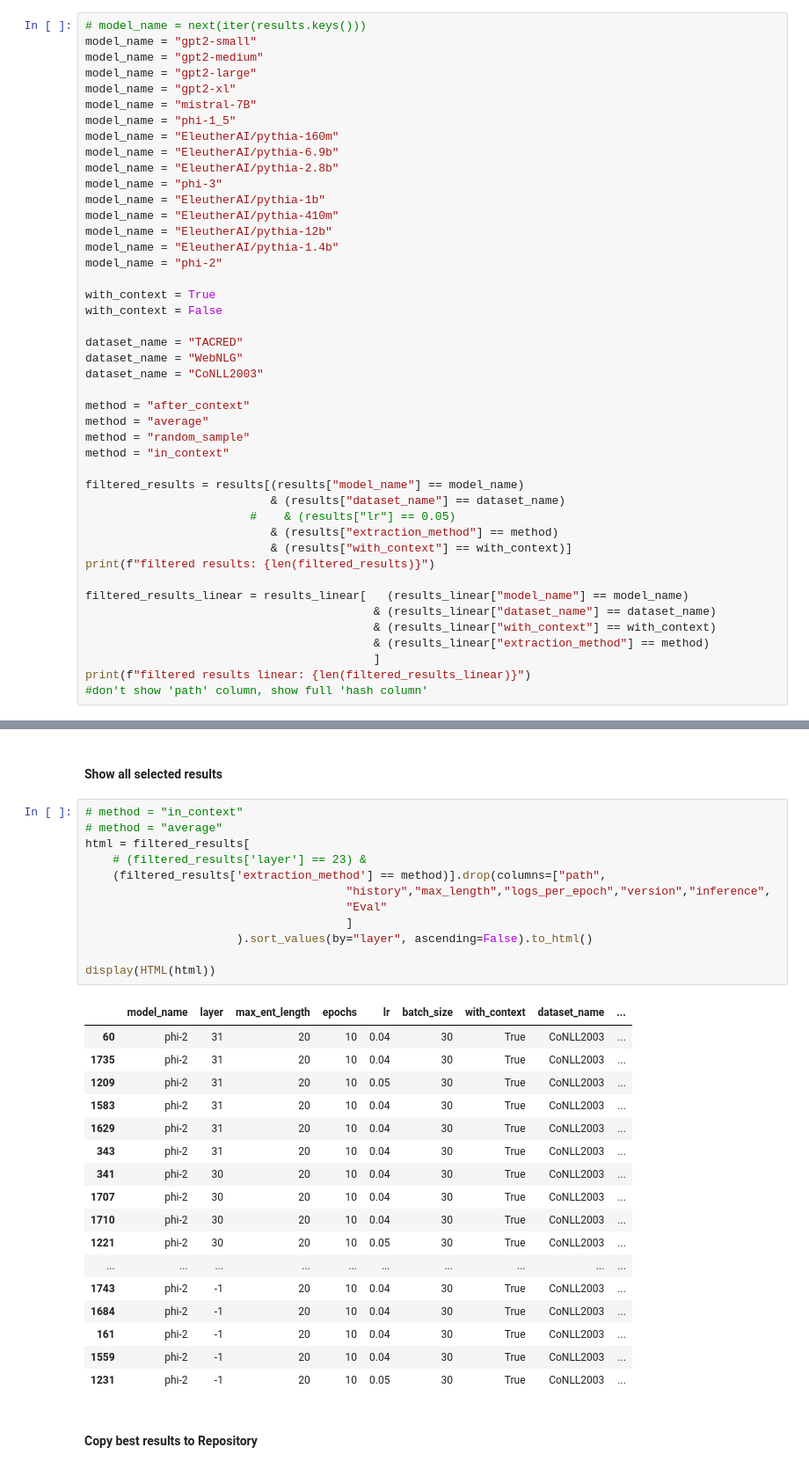
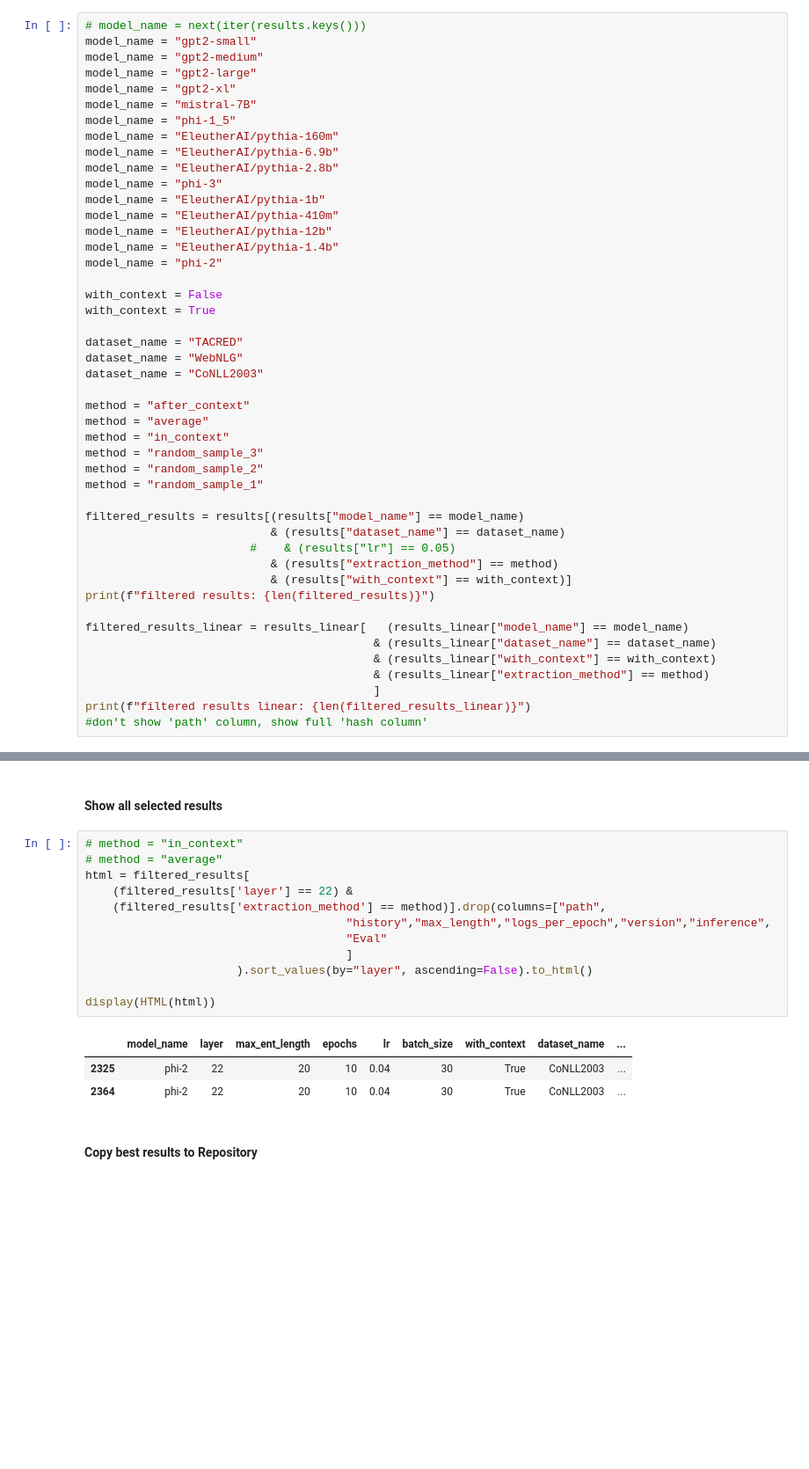
Before and after one commit to VictorMorand/EntityRepresentations, a Jupyter notebook: Notebooks/ProcessResults.ipynb, the cells around one changed output, grey strips where cells are left out. Shown: that part at 88% size. Drawn from its saved outputs; the diff is of its cells as text; blank space fills up the shorter version.

```diff
--- a/Notebooks/ProcessResults.ipynb
+++ b/Notebooks/ProcessResults.ipynb
@@ -178,8 +178,8 @@ model_name = "EleutherAI/pythia-12b"
 model_name = "EleutherAI/pythia-1.4b"
 model_name = "phi-2"
 
+with_context = False
 with_context = True
-with_context = False
 
 dataset_name = "TACRED"
 dataset_name = "WebNLG"
@@ -187,8 +187,10 @@ dataset_name = "CoNLL2003"
 
 method = "after_context"
 method = "average"
-method = "random_sample"
 method = "in_context"
+method = "random_sample_3"
+method = "random_sample_2"
+method = "random_sample_1"
 
 filtered_results = results[(results["model_name"] == model_name)
                            & (results["dataset_name"] == dataset_name)
@@ -212,33 +214,19 @@ filtered results linear: 183
 # %%
 # method = "in_context"
 # method = "average"
 html = filtered_results[
-    # (filtered_results['layer'] == 23) &
+    (filtered_results['layer'] == 22) &
     (filtered_results['extraction_method'] == method)].drop(columns=["path",
                                       "history","max_length","logs_per_epoch","version","inference",
                                       "Eval"
                                       ]
                       ).sort_values(by="layer", ascending=False).to_html()
 
 display(HTML(html))
 # %% [output]
 |  | model_name | layer | max_ent_length | epochs | lr | batch_size | with_context | dataset_name | ... |
-| 60 | phi-2 | 31 | 20 | 10 | 0.04 | 30 | True | CoNLL2003 | ... |
-| 1735 | phi-2 | 31 | 20 | 10 | 0.04 | 30 | True | CoNLL2003 | ... |
-| 1209 | phi-2 | 31 | 20 | 10 | 0.05 | 30 | True | CoNLL2003 | ... |
-| 1583 | phi-2 | 31 | 20 | 10 | 0.04 | 30 | True | CoNLL2003 | ... |
-| 1629 | phi-2 | 31 | 20 | 10 | 0.04 | 30 | True | CoNLL2003 | ... |
-| 343 | phi-2 | 31 | 20 | 10 | 0.04 | 30 | True | CoNLL2003 | ... |
-| 341 | phi-2 | 30 | 20 | 10 | 0.04 | 30 | True | CoNLL2003 | ... |
-| 1707 | phi-2 | 30 | 20 | 10 | 0.04 | 30 | True | CoNLL2003 | ... |
-| 1710 | phi-2 | 30 | 20 | 10 | 0.04 | 30 | True | CoNLL2003 | ... |
-| 1221 | phi-2 | 30 | 20 | 10 | 0.05 | 30 | True | CoNLL2003 | ... |
-| ... | ... | ... | ... | ... | ... | ... | ... | ... | ... |
-| 1743 | phi-2 | -1 | 20 | 10 | 0.04 | 30 | True | CoNLL2003 | ... |
-| 1684 | phi-2 | -1 | 20 | 10 | 0.04 | 30 | True | CoNLL2003 | ... |
-| 161 | phi-2 | -1 | 20 | 10 | 0.04 | 30 | True | CoNLL2003 | ... |
-| 1559 | phi-2 | -1 | 20 | 10 | 0.04 | 30 | True | CoNLL2003 | ... |
-| 1231 | phi-2 | -1 | 20 | 10 | 0.05 | 30 | True | CoNLL2003 | ... |
+| 2325 | phi-2 | 22 | 20 | 10 | 0.04 | 30 | True | CoNLL2003 | ... |
+| 2364 | phi-2 | 22 | 20 | 10 | 0.04 | 30 | True | CoNLL2003 | ... |
 # %% [markdown]
 #### Copy best results to Repository
 # %%
```
Also changed, not shown: parts of 16 cells of this notebook, 9 other files.
